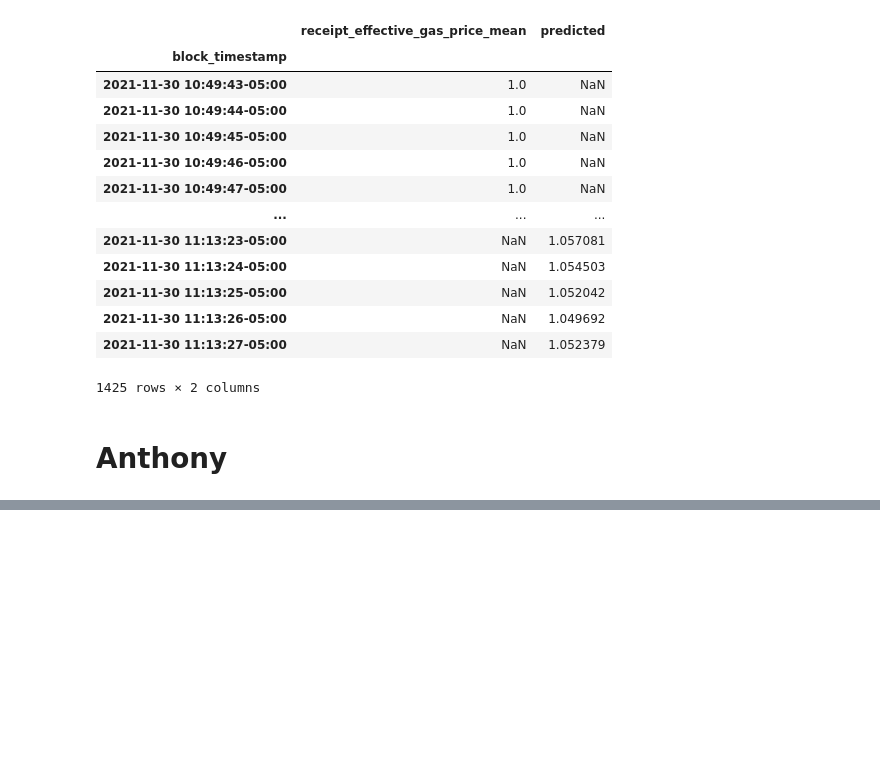
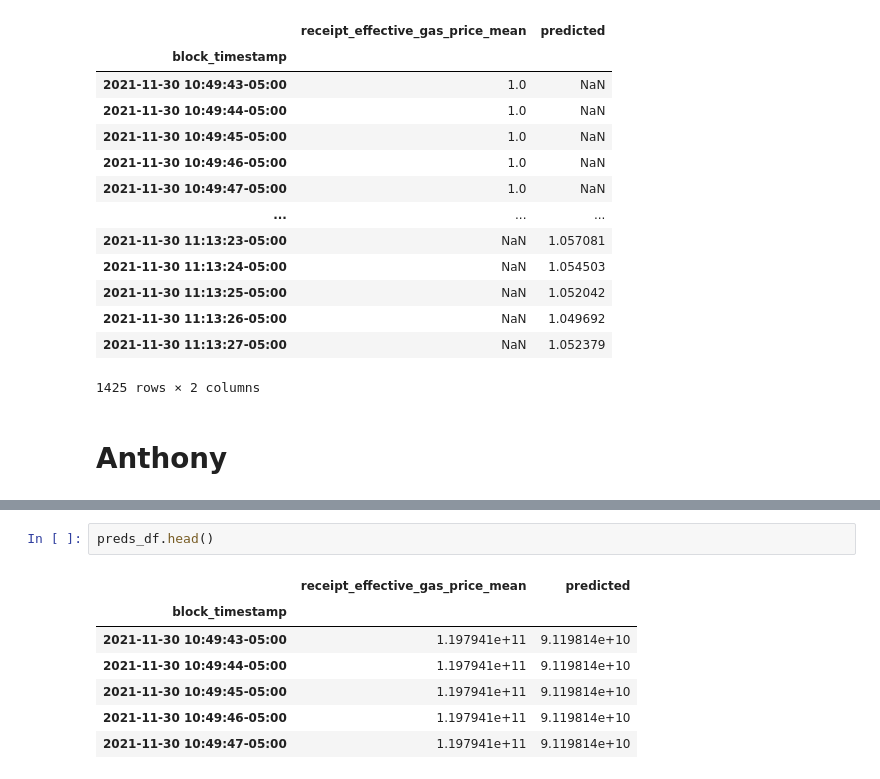
Before and after one commit to tracy-stephens/ethereum, a Jupyter notebook: web_rebuild/dev2.ipynb, the cells around one changed output, grey strips where cells are left out. Drawn from its saved outputs; the diff is of its cells as text; blank space fills up the shorter version.

```diff
--- a/web_rebuild/dev2.ipynb
+++ b/web_rebuild/dev2.ipynb
@@ -115,0 +127,10 @@ thresh_df
+# %%
+preds_df.head()
+# %% [output]
+|  | receipt_effective_gas_price_mean | predicted |
+| block_timestamp |  |  |
+| 2021-11-30 10:49:43-05:00 | 1.197941e+11 | 9.119814e+10 |
+| 2021-11-30 10:49:44-05:00 | 1.197941e+11 | 9.119814e+10 |
+| 2021-11-30 10:49:45-05:00 | 1.197941e+11 | 9.119814e+10 |
+| 2021-11-30 10:49:46-05:00 | 1.197941e+11 | 9.119814e+10 |
+| 2021-11-30 10:49:47-05:00 | 1.197941e+11 | 9.119814e+10 |
```
Also changed, not shown: parts of 6 cells of this notebook, 1 other file.
